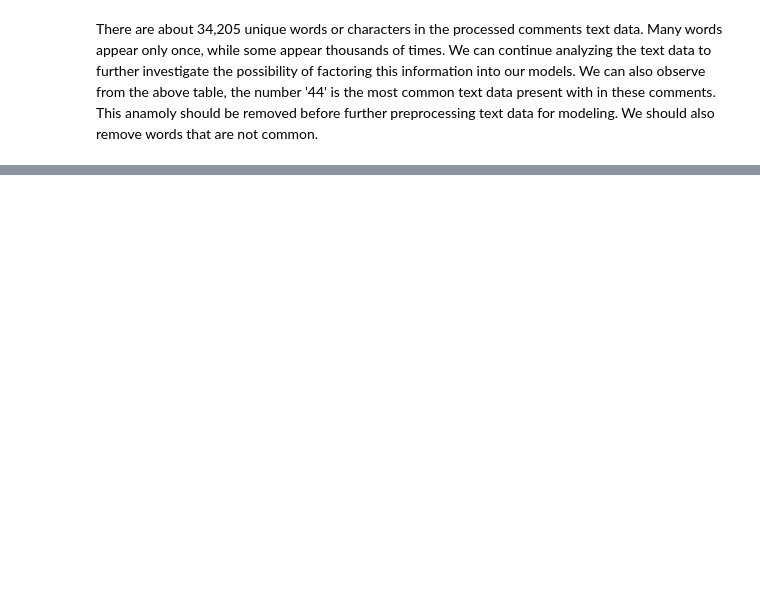
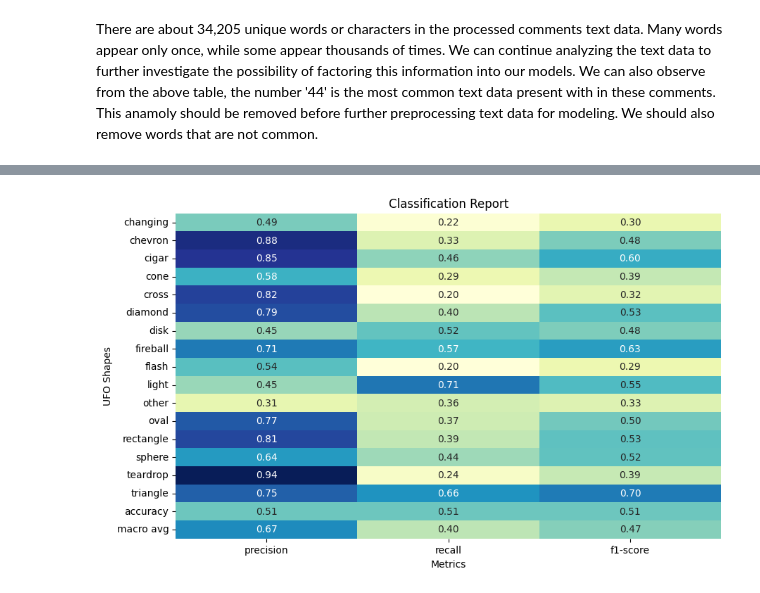
Before and after one commit to shivaallala/Multi-Classification-Prediction-UFO-Shape-Classifier, a Jupyter notebook: main.ipynb, the cells around one changed output, grey strips where cells are left out. Drawn from its saved outputs; the diff is of its cells as text; code cells hidden in the pictures; blank space fills up the shorter version.

```diff
--- a/main.ipynb
+++ b/main.ipynb
@@ -1043,0 +1264,25 @@ average_common_words = word_freq_df[(word_freq_df['Frequency'] > 10) & (word_fre
+# %%
+from sklearn.feature_extraction.text import TfidfVectorizer
+from sklearn.feature_selection import chi2
+
+
+# Split the data into training and testing sets
+X_train_nlp, X_test_nlp, y_train_nlp, y_test_nlp = train_test_split(ufo_nlp['processed_comments'], ufo_nlp['shape_encoded'], test_size=0.2, random_state=42)
+
+# Use TfidfVectorizer to convert text data into numerical features
+tfidf_vectorizer = TfidfVectorizer()
+X_train_tfidf = tfidf_vectorizer.fit_transform(X_train_nlp)
+X_test_tfidf = tfidf_vectorizer.transform(X_test_nlp)
+# %%
+# Train a Logistic Regression model on the entire dataset
+model = LogisticRegression(max_iter=1000)
+model.fit(X_train_tfidf, y_train_nlp)
+
+# Get feature names
+feature_names = tfidf_vectorizer.get_feature_names_out()
+
+# Get coefficients of the model
+coefficients = model.coef_
+
+# Create a DataFrame to store the relationships
+relationship_df = pd.DataFrame(coefficients.T, index=feature_names, columns=le.classes_)
@@ -1043,0 +1330,4 @@ average_common_words = word_freq_df[(word_freq_df['Frequency'] > 10) & (word_fre
+# %%
+# Evaluate the model on test data
+y_pred = model.predict(X_test_tfidf)
+print(classification_report(y_test_nlp, y_pred, target_names=le.classes_))
@@ -1043,0 +1352,16 @@ average_common_words = word_freq_df[(word_freq_df['Frequency'] > 10) & (word_fre
+# %%
+# Assuming y_test_nlp and y_pred are defined from your code
+report = classification_report(y_test_nlp, y_pred, target_names=le.classes_, output_dict=True)
+
+# Convert the classification report to a DataFrame
+report_df = pd.DataFrame(report).transpose()
+
+# Plotting the heatmap
+plt.figure(figsize=(10, 6))
+sns.heatmap(report_df.iloc[:-1, :-1], annot=True, cmap="YlGnBu", fmt='.2f', cbar=False)
+plt.title('Classification Report')
+plt.xlabel('Metrics')
+plt.ylabel('UFO Shapes')
+plt.show()
+# %% [output]
+[figure, added]
```
Also changed, not shown: parts of 26 cells of this notebook.
